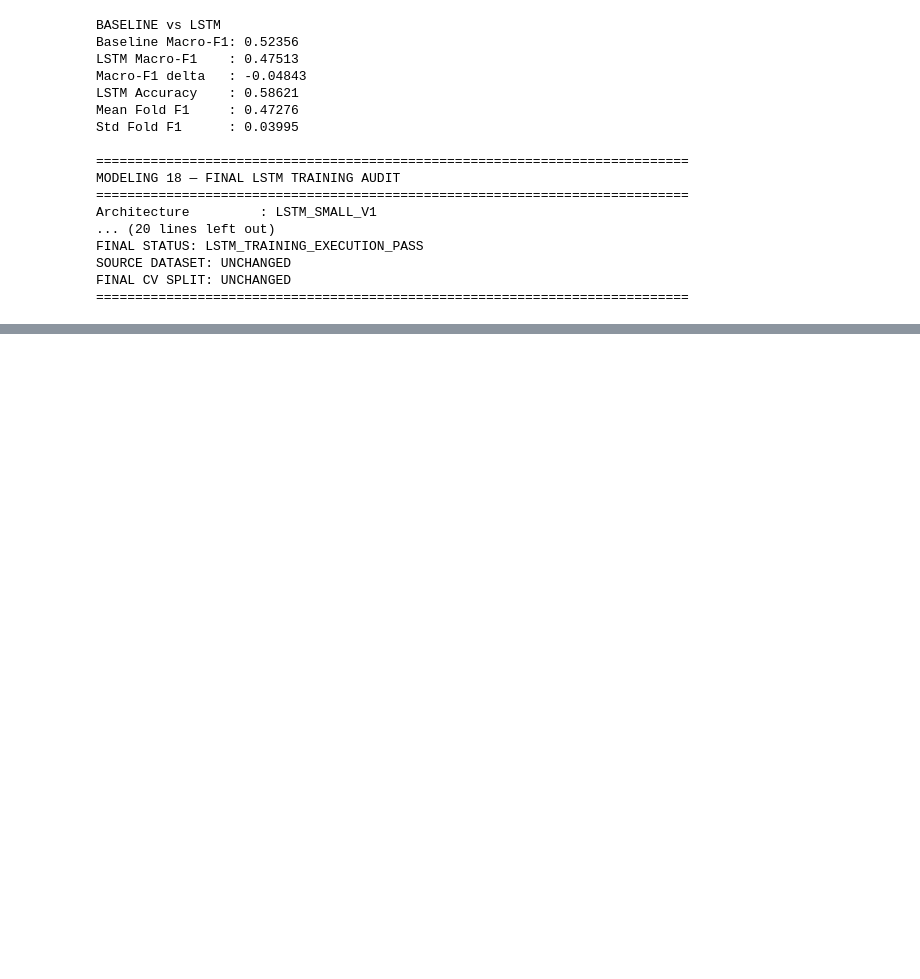
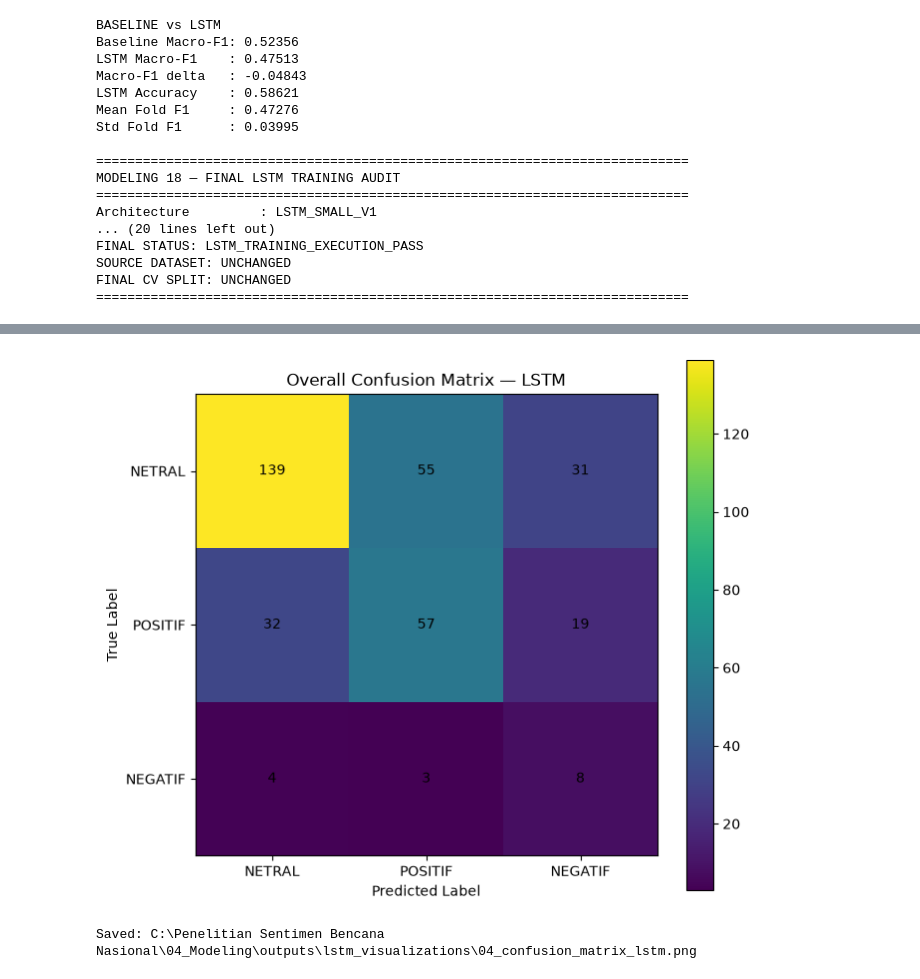
Before and after one commit to YusakSR/Penelitian-Sentimen-Bencana-Nasional, a Jupyter notebook: 04_Modeling/04_modeling.ipynb, the cells around one changed output, grey strips where cells are left out. Saved outputs shown, nothing was run; the diff lists cells and outputs as text; code cells hidden in the pictures; blank space fills up the shorter version.

```diff
--- a/04_Modeling/04_modeling.ipynb
+++ b/04_Modeling/04_modeling.ipynb
@@ -16947,0 +17173,48 @@ FINAL CV SPLIT: UNCHANGED
+# %%
+# MODELING VIZ-05 — OVERALL CONFUSION MATRIX (LSTM)
+# ============================================================
+
+labels = ["NETRAL", "POSITIF", "NEGATIF"]
+
+overall_cm = (
+    confusion_df.loc[confusion_df["scope"] == "overall_oof"]
+    .pivot(
+        index="true_label",
+        columns="predicted_label",
+        values="count"
+    )
+    .reindex(index=labels, columns=labels)
+    .fillna(0)
+)
+
+cm_values = overall_cm.to_numpy()
+
+plt.figure(figsize=(7, 6))
+plt.imshow(cm_values, interpolation="nearest")
+plt.title("Overall Confusion Matrix — LSTM")
+plt.colorbar()
+
+plt.xticks(range(len(labels)), labels)
+plt.yticks(range(len(labels)), labels)
+plt.xlabel("Predicted Label")
+plt.ylabel("True Label")
+
+for i in range(cm_values.shape[0]):
+    for j in range(cm_values.shape[1]):
+        plt.text(
+            j, i,
+            int(cm_values[i, j]),
+            ha="center",
+            va="center"
+        )
+
+plt.tight_layout()
+
+save_path = OUT_DIR / "04_confusion_matrix_lstm.png"
+plt.savefig(save_path, dpi=200, bbox_inches="tight")
+plt.show()
+
+print("Saved:", save_path)
+# %% [output]
+[figure, added]
+Saved: C:\Penelitian Sentimen Bencana Nasional\04_Modeling\outputs\lstm_visualizations\04_confusion_matrix_lstm.png
```
Also changed, not shown: parts of 9 cells of this notebook, 9 other files.
